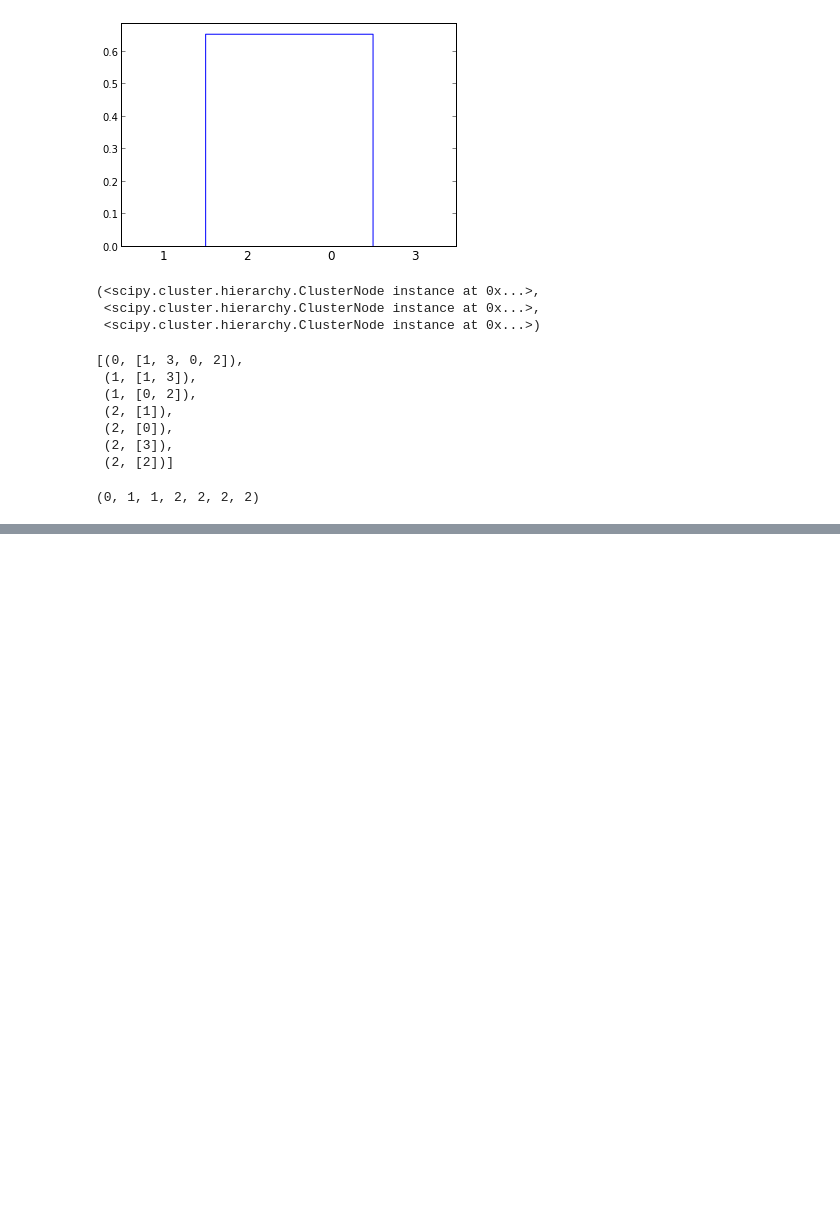
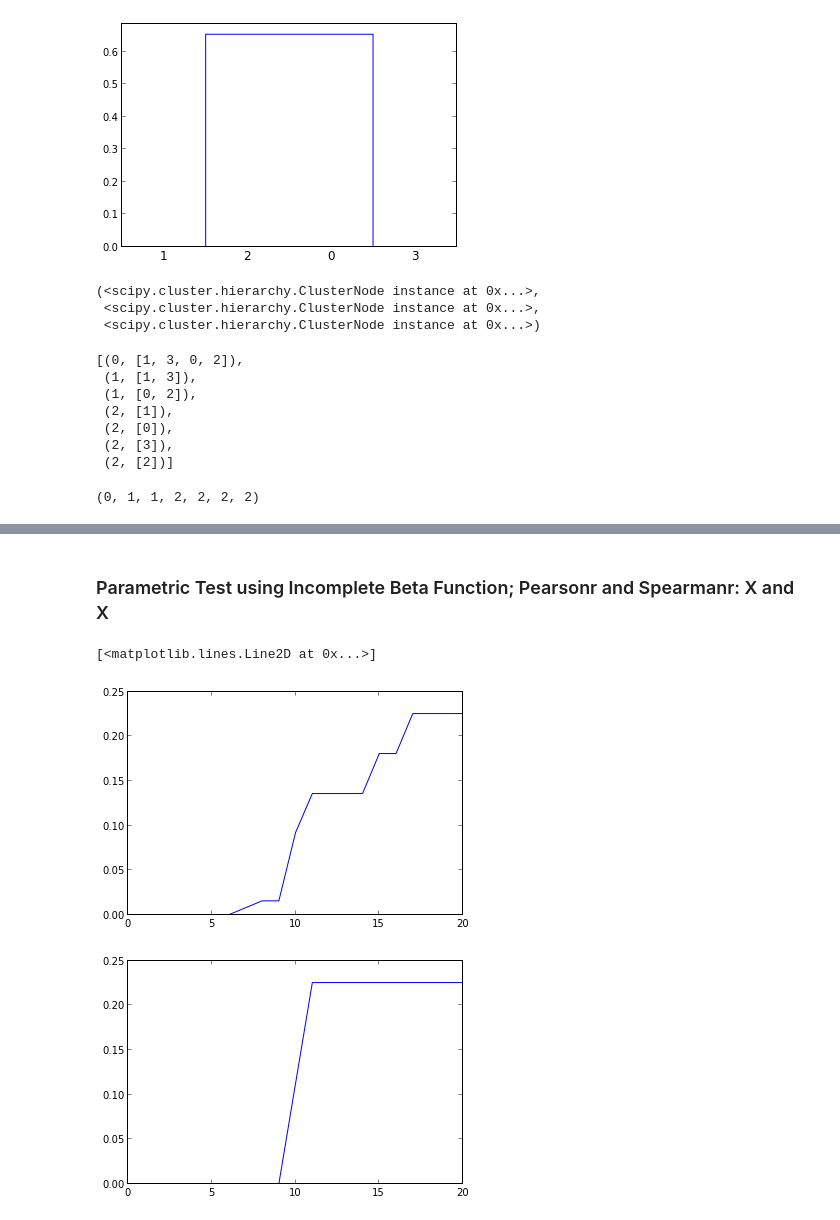
Before and after one commit to biobakery/halla_legacy, a Jupyter notebook: 27Nov2013.ipynb, the cells around one changed output, grey strips where cells are left out. Cells and saved outputs as stored; diff of their text form; code cells hidden in the pictures; blank space fills up the shorter version.

```diff
--- a/27Nov2013.ipynb
+++ b/27Nov2013.ipynb
@@ -113,0 +351,12 @@ iZ = halla.hierarchy.depth_tree( tz )
+# %% [markdown]
+### Parametric Test using Incomplete Beta Function; Pearsonr and Spearmanr: X and X
+# %%
+aOut = halla.hierarchy.all_against_all( tx, tx, x, x, method = "parametric_test" )
+pP, pS = zip(*zip(*aOut)[1])[0],zip(*zip(*aOut)[1])[1]
+plt.plot( sorted(pP) )
+plt.figure()
+plt.plot( sorted(pS) )
+# %% [output]
+[<matplotlib.lines.Line2D at 0x...>]
+[figure, added]
+[figure, added]
```
Also changed, not shown: parts of 28 cells of this notebook, 2 other files.
